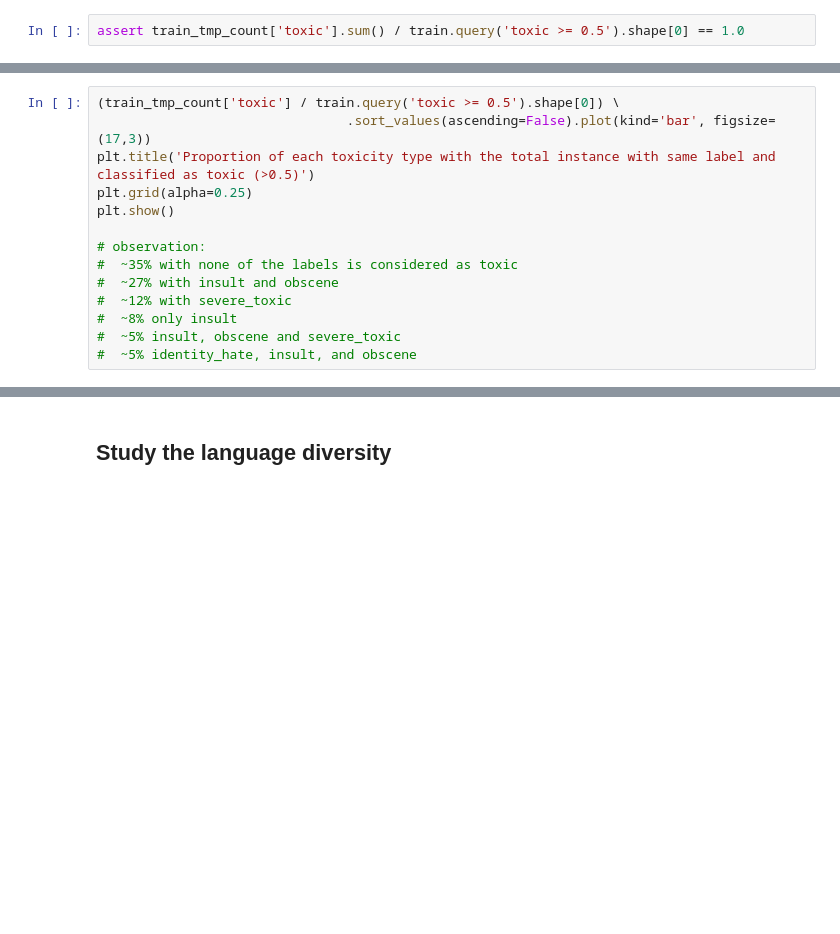
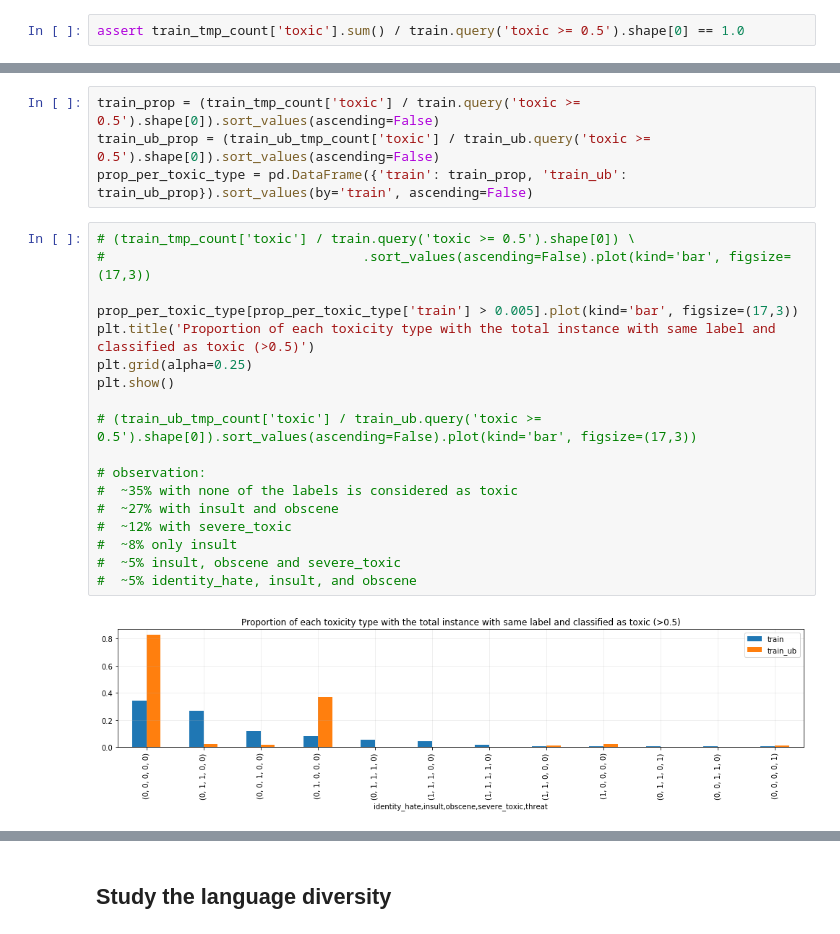
Before and after one commit to papkov/jigsaw-multilingual, a Jupyter notebook: notebooks/eda_for_toxic_generation.ipynb, the cells around one changed output, grey strips where cells are left out. Cells and saved outputs as stored; diff of their text form; blank space fills up the shorter version.

```diff
--- a/notebooks/eda_for_toxic_generation.ipynb
+++ b/notebooks/eda_for_toxic_generation.ipynb
@@ -120,14 +325,24 @@ toxic_types_tr
+# %%
+train_prop = (train_tmp_count['toxic'] / train.query('toxic >= 0.5').shape[0]).sort_values(ascending=False)
+train_ub_prop = (train_ub_tmp_count['toxic'] / train_ub.query('toxic >= 0.5').shape[0]).sort_values(ascending=False)
+prop_per_toxic_type = pd.DataFrame({'train': train_prop, 'train_ub': train_ub_prop}).sort_values(by='train', ascending=False)
 # %%
-(train_tmp_count['toxic'] / train.query('toxic >= 0.5').shape[0]) \
-                                .sort_values(ascending=False).plot(kind='bar', figsize=(17,3))
+# (train_tmp_count['toxic'] / train.query('toxic >= 0.5').shape[0]) \
+#                                 .sort_values(ascending=False).plot(kind='bar', figsize=(17,3))
+
+prop_per_toxic_type[prop_per_toxic_type['train'] > 0.005].plot(kind='bar', figsize=(17,3))
 plt.title('Proportion of each toxicity type with the total instance with same label and classified as toxic (>0.5)')
 plt.grid(alpha=0.25)
 plt.show()
+
+# (train_ub_tmp_count['toxic'] / train_ub.query('toxic >= 0.5').shape[0]).sort_values(ascending=False).plot(kind='bar', figsize=(17,3))
 
 # observation:
 #  ~35% with none of the labels is considered as toxic
 #  ~27% with insult and obscene
 #  ~12% with severe_toxic
 #  ~8% only insult
 #  ~5% insult, obscene and severe_toxic
 #  ~5% identity_hate, insult, and obscene
+# %% [output]
+[figure, added]
```
Also changed, not shown: parts of 33 cells of this notebook.
